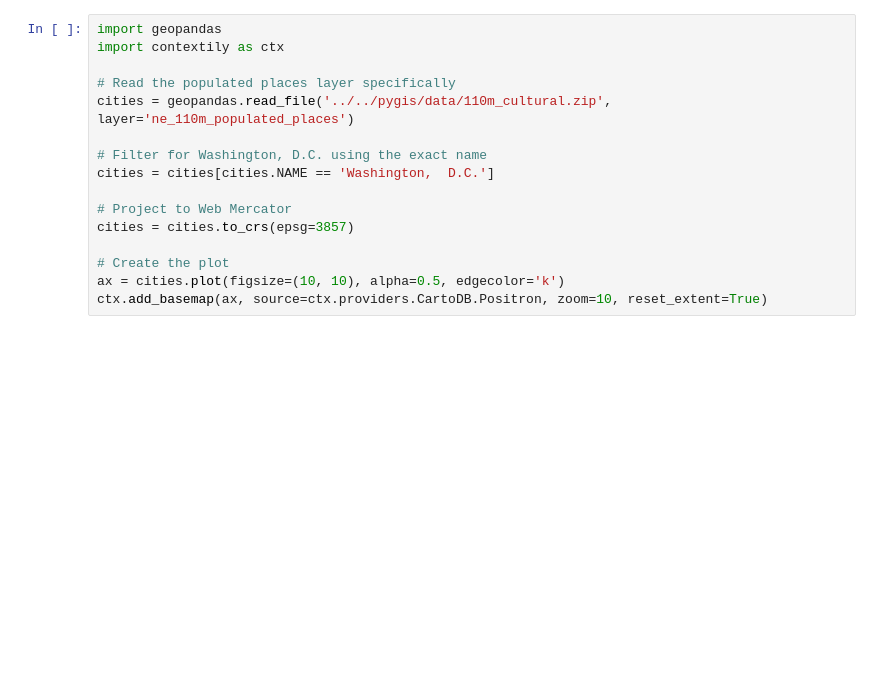
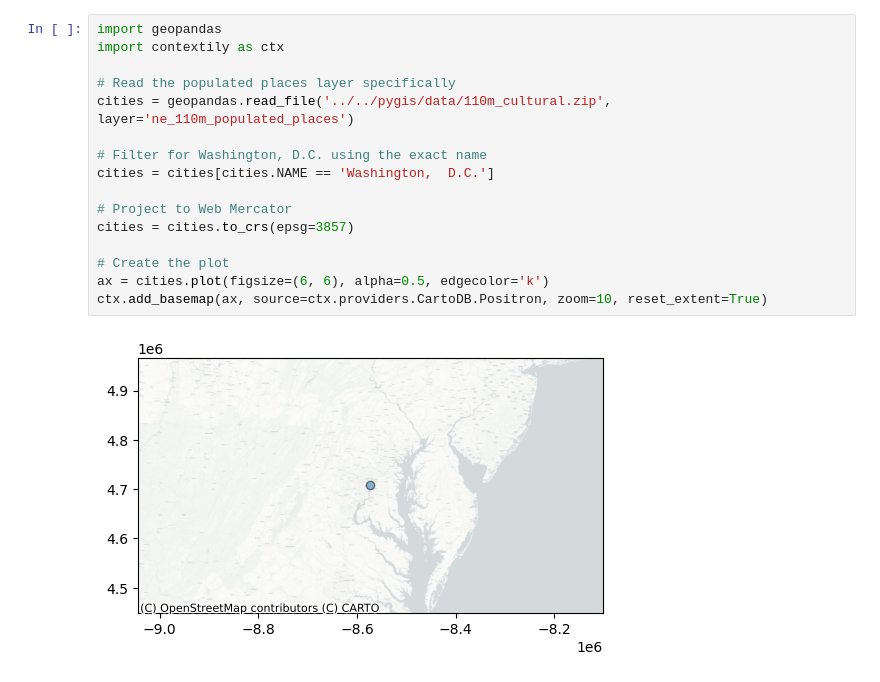
Before and after one commit to NarimT/DL_00, a Jupyter notebook: pyGILE_notebooks/2_Coordinate_Reference_Systems_and_Projections/(a)What is CRS.ipynb, the cells around one changed output. Saved outputs shown, nothing was run; the diff lists cells and outputs as text; blank space fills up the shorter version.

```diff
--- a/pyGILE_notebooks/2_Coordinate_Reference_Systems_and_Projections/(a)What is CRS.ipynb
+++ b/pyGILE_notebooks/2_Coordinate_Reference_Systems_and_Projections/(a)What is CRS.ipynb
@@ -28,19 +16,21 @@ A latitude measures the angle from the equatorial plane to the location on the e
 # %%
 import geopandas
 import contextily as ctx
 
 # Read the populated places layer specifically
 cities = geopandas.read_file('../../pygis/data/110m_cultural.zip', layer='ne_110m_populated_places')
 
 # Filter for Washington, D.C. using the exact name
 cities = cities[cities.NAME == 'Washington,  D.C.']
 
 # Project to Web Mercator
 cities = cities.to_crs(epsg=3857)
 
 # Create the plot
-ax = cities.plot(figsize=(10, 10), alpha=0.5, edgecolor='k')
+ax = cities.plot(figsize=(6, 6), alpha=0.5, edgecolor='k')
 ctx.add_basemap(ax, source=ctx.providers.CartoDB.Positron, zoom=10, reset_extent=True)
+# %% [output]
+[figure, added]
 # %% [markdown]
 A GCS is defined by an **ellipsoid**, **geoid** and **datum**. These elements are presented next.
 
```
Also changed, not shown: parts of 2 cells of this notebook, 1 other file.
